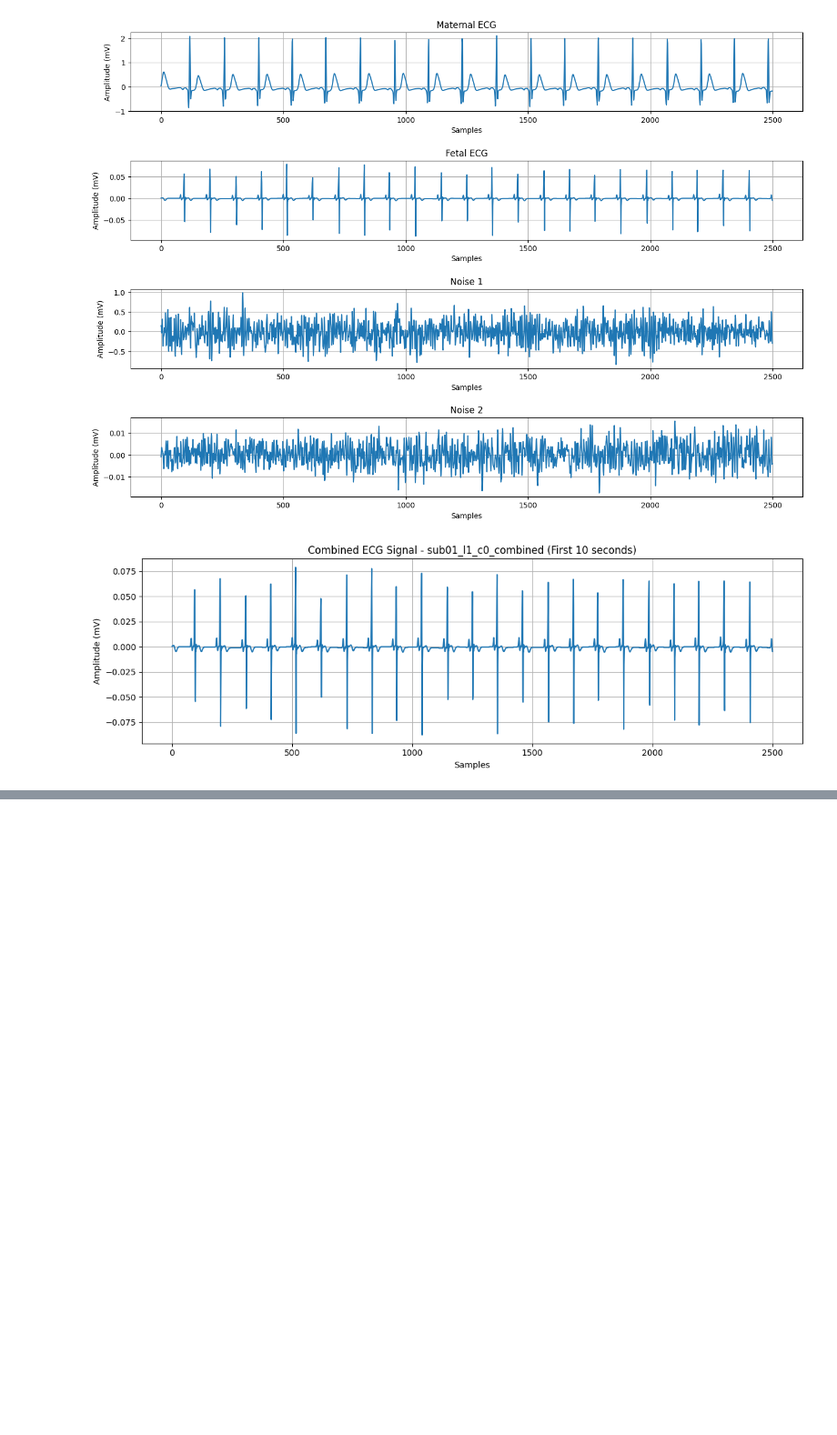
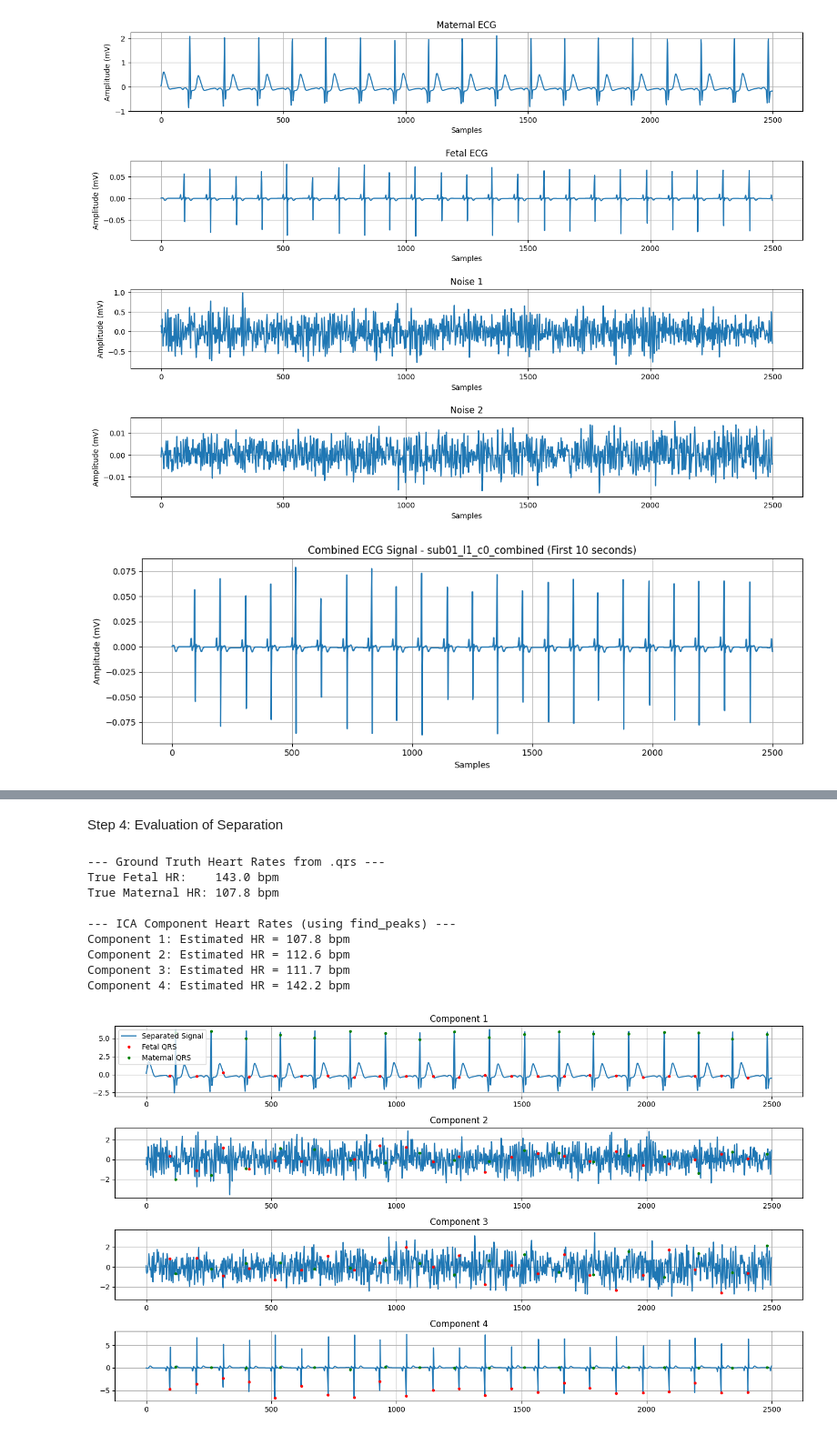
Before and after one commit to lauracar6/icsts-project, a Jupyter notebook: combined_signals.ipynb, the cells around one changed output, grey strips where cells are left out. Shown at 91% size. Drawn from its saved outputs; the diff is of its cells as text; code cells hidden in the pictures; blank space fills up the shorter version.

```diff
--- a/combined_signals.ipynb
+++ b/combined_signals.ipynb
@@ -162,0 +212,59 @@ plt.show()
+# %% [markdown]
+Step 4: Evaluation of Separation
+# %%
+#Step 4.1: Heart Rate Estimation and comparison against ground truth .qrs annotations
+
+# --- Load .qrs annotations for fetal and maternal ECGs ---
+fecg_ann = wfdb.rdann(os.path.join(sub_folder, f"{prefix}_fecg1"), 'qrs')
+mecg_ann = wfdb.rdann(os.path.join(sub_folder, f"{prefix}_mecg"), 'qrs')
+
+fecg_rpeaks = fecg_ann.sample
+mecg_rpeaks = mecg_ann.sample
+
+def compute_hr(peaks, fs):
+    rr_intervals = np.diff(peaks) / fs
+    return 60 / np.mean(rr_intervals) if len(rr_intervals) > 0 else 0
+
+true_fecg_hr = compute_hr(fecg_rpeaks, fs)
+true_mecg_hr = compute_hr(mecg_rpeaks, fs)
+
+print("\n--- Ground Truth Heart Rates from .qrs ---")
+print(f"True Fetal HR:    {true_fecg_hr:.1f} bpm")
+print(f"True Maternal HR: {true_mecg_hr:.1f} bpm")
+
+# --- Estimate HR for each ICA-separated component ---
+print("\n--- ICA Component Heart Rates (using find_peaks) ---")
+ica_hr = []
+for i in range(4):
+    signal = separated_signals[:, i]
+    peaks, _ = find_peaks(signal, distance=fs*0.4)
+    rr_intervals = np.diff(peaks) / fs
+    hr = 60 / np.mean(rr_intervals) if len(rr_intervals) > 0 else 0
+    ica_hr.append(hr)
+    print(f"Component {i+1}: Estimated HR = {hr:.1f} bpm")
+
+# --- Optional: Visualize ICA components + known peaks ---
+plt.figure(figsize=(14, 8))
+for i in range(4):
+    signal = separated_signals[:, i]
+    plt.subplot(4, 1, i+1)
+    plt.plot(signal[:fs*10], label='Separated Signal')
+    plt.plot(fecg_rpeaks[fecg_rpeaks < fs*10], signal[fecg_rpeaks[fecg_rpeaks < fs*10]], 'ro', label='Fetal QRS', markersize=3)
+    plt.plot(mecg_rpeaks[mecg_rpeaks < fs*10], signal[mecg_rpeaks[mecg_rpeaks < fs*10]], 'go', label='Maternal QRS', markersize=3)
+    plt.title(f"Component {i+1}")
+    if i == 0:
+        plt.legend()
+    plt.grid()
+plt.tight_layout()
+plt.show()
+# %% [output]
+--- Ground Truth Heart Rates from .qrs ---
+True Fetal HR:    143.0 bpm
+True Maternal HR: 107.8 bpm
+
+--- ICA Component Heart Rates (using find_peaks) ---
+Component 1: Estimated HR = 107.8 bpm
+Component 2: Estimated HR = 112.6 bpm
+Component 3: Estimated HR = 111.7 bpm
+Component 4: Estimated HR = 142.2 bpm
+[figure, added]
```
Also changed, not shown: parts of 10 cells of this notebook, 2 other files.
